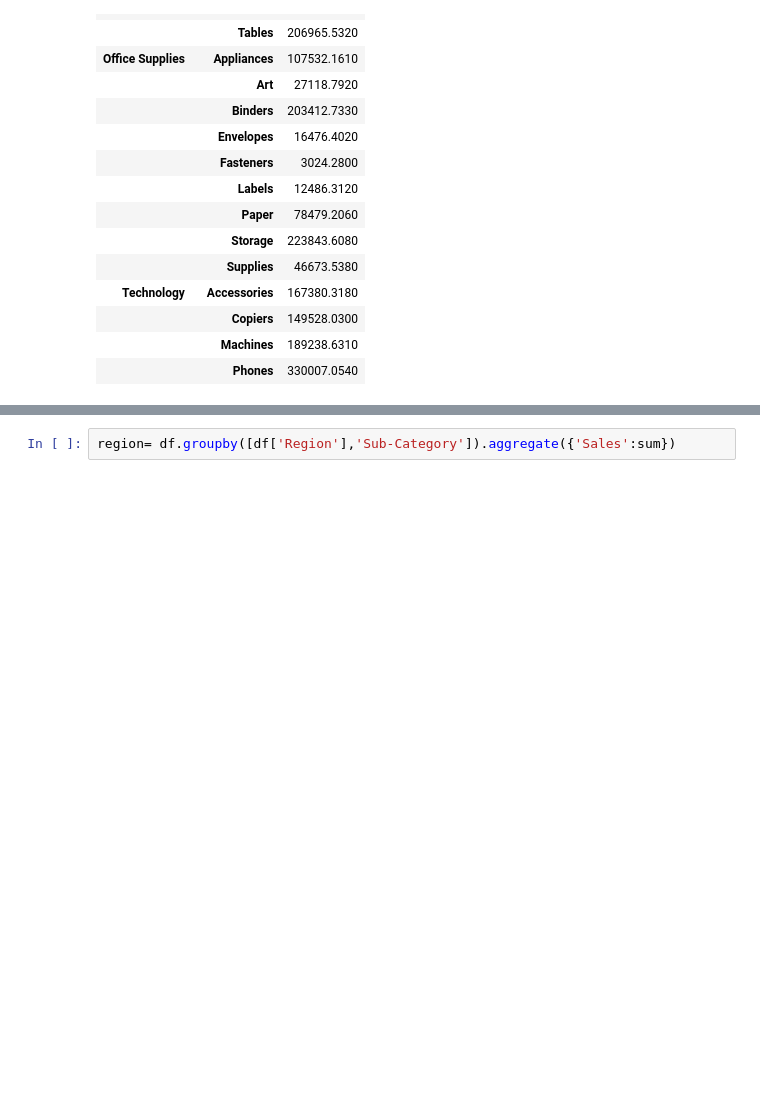
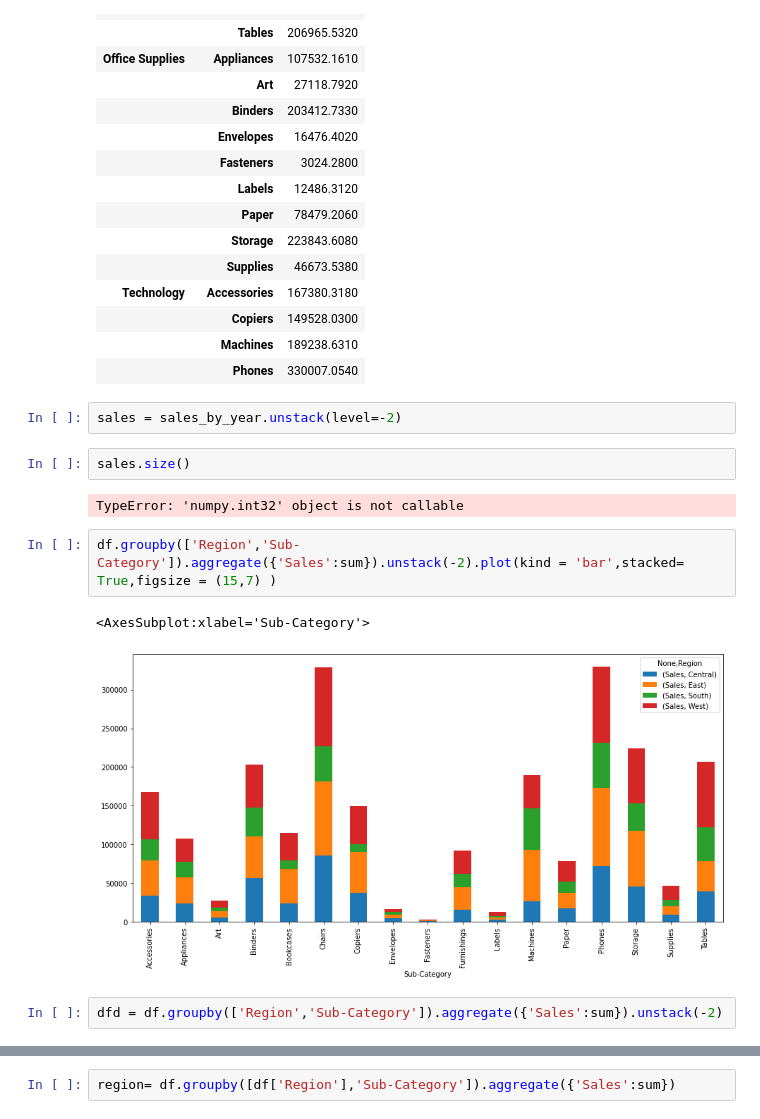
Before and after one commit to ACES-SDG/my_practice, a Jupyter notebook: interpretered/Untitled1.ipynb, the cells around one changed output, grey strips where cells are left out. Saved outputs shown, nothing was run; the diff lists cells and outputs as text; blank space fills up the shorter version.

```diff
--- a/interpretered/Untitled1.ipynb
+++ b/interpretered/Untitled1.ipynb
@@ -34,3 +34,16 @@ sales_by_year
 |  | Copiers | 149528.0300 |
 |  | Machines | 189238.6310 |
 |  | Phones | 330007.0540 |
+# %%
+sales = sales_by_year.unstack(level=-2)
+# %%
+sales.size()
+# %% [output]
+TypeError: 'numpy.int32' object is not callable
+# %%
+df.groupby(['Region','Sub-Category']).aggregate({'Sales':sum}).unstack(-2).plot(kind = 'bar',stacked= True,figsize = (15,7) )
+# %% [output]
+<AxesSubplot:xlabel='Sub-Category'>
+[figure, added]
+# %%
+dfd = df.groupby(['Region','Sub-Category']).aggregate({'Sales':sum}).unstack(-2)
```
Also changed, not shown: parts of 13 cells of this notebook, 6 other files.
